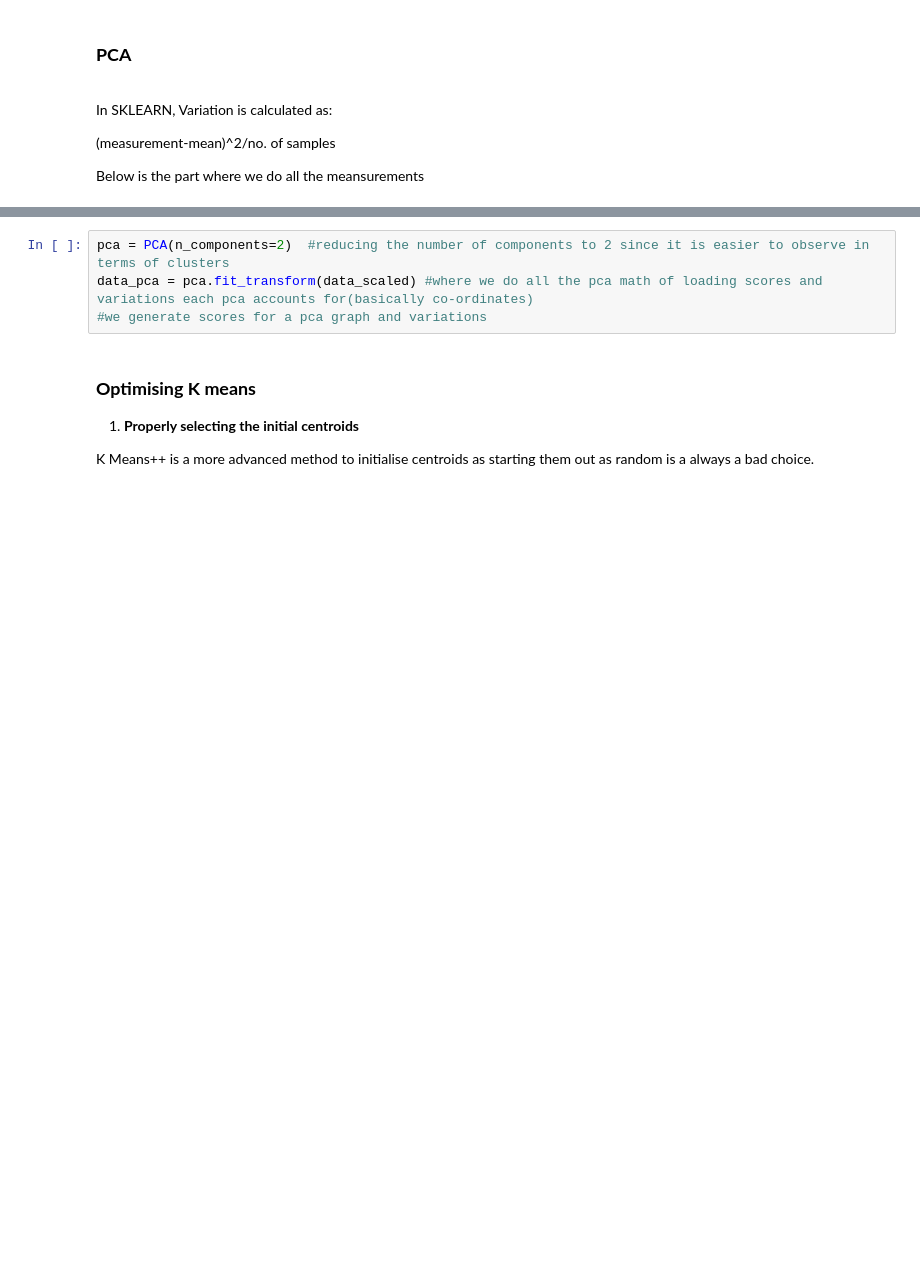
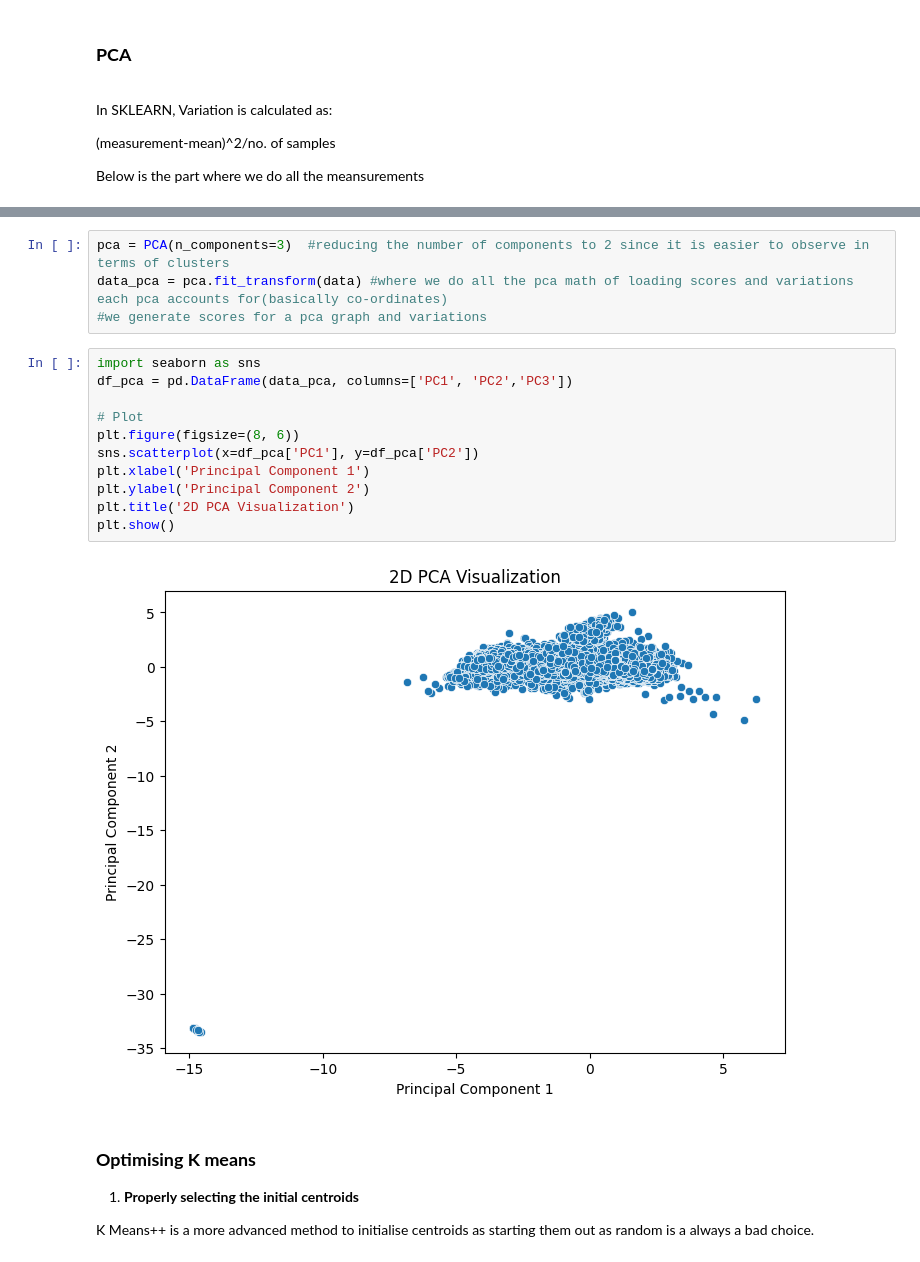
Before and after one commit to philnumpy/PRML-PROJECT, a Jupyter notebook: KMeans.ipynb, the cells around one changed output, grey strips where cells are left out. Drawn from its saved outputs; the diff is of its cells as text; blank space fills up the shorter version.

```diff
--- a/KMeans.ipynb
+++ b/KMeans.ipynb
@@ -42,7 +93,20 @@ Below is the part where we do all the meansurements
 # %%
-pca = PCA(n_components=2)  #reducing the number of components to 2 since it is easier to observe in terms of clusters
-data_pca = pca.fit_transform(data_scaled) #where we do all the pca math of loading scores and variations each pca accounts for(basically co-ordinates)
+pca = PCA(n_components=3)  #reducing the number of components to 2 since it is easier to observe in terms of clusters
+data_pca = pca.fit_transform(data) #where we do all the pca math of loading scores and variations each pca accounts for(basically co-ordinates)
 #we generate scores for a pca graph and variations
+# %%
+import seaborn as sns
+df_pca = pd.DataFrame(data_pca, columns=['PC1', 'PC2','PC3'])
+
+# Plot
+plt.figure(figsize=(8, 6))
+sns.scatterplot(x=df_pca['PC1'], y=df_pca['PC2'])
+plt.xlabel('Principal Component 1')
+plt.ylabel('Principal Component 2')
+plt.title('2D PCA Visualization')
+plt.show()
+# %% [output]
+[figure, added]
 # %% [markdown]
 **<h3>Optimising K means</h3>**
 
```
Also changed, not shown: parts of 14 cells of this notebook.
